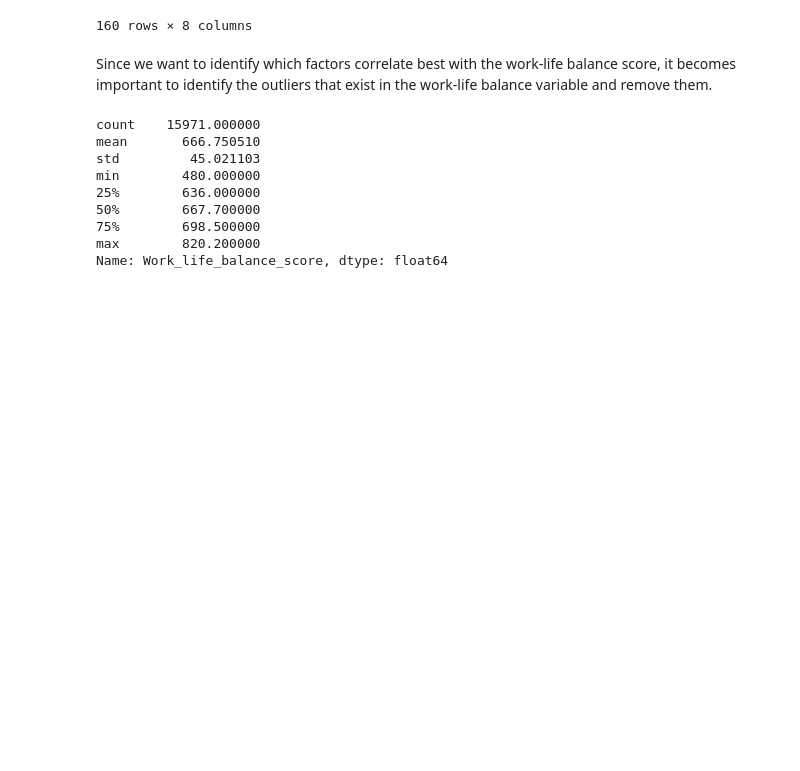
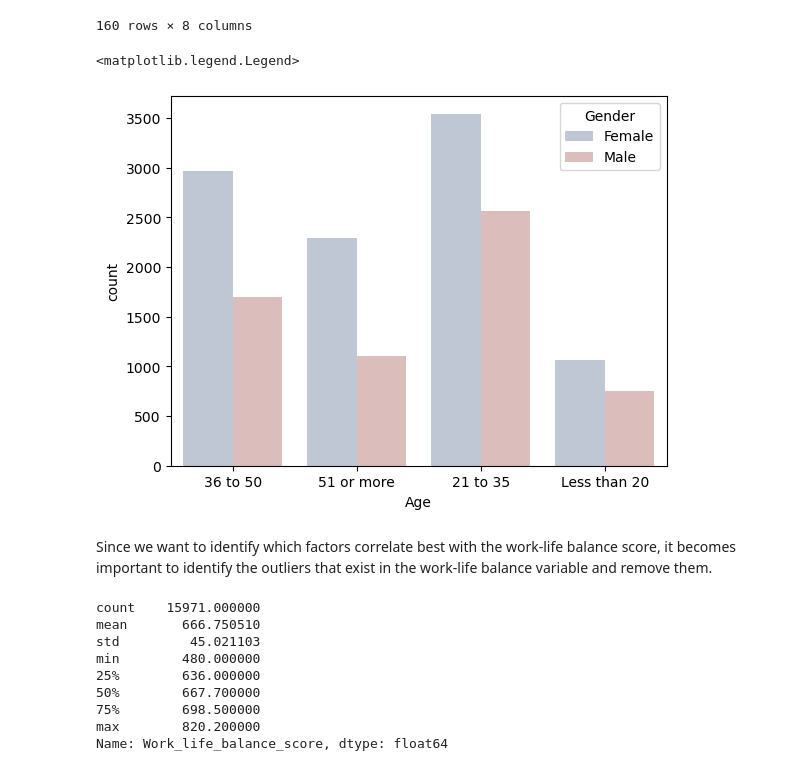
Before and after one commit to ubco-W2022T2-data301/project-group-group06, a Jupyter notebook: analysis/analysis2.ipynb, the cells around one changed output. Drawn from its saved outputs; the diff is of its cells as text; code cells hidden in the pictures; blank space fills up the shorter version.

Commit message:
Added a visualization in the processing stage

```diff
--- a/analysis/analysis2.ipynb
+++ b/analysis/analysis2.ipynb
@@ -313,6 +313,17 @@ dtaGroup.describe().T
 |  | 75% | 693.200000 | 700.300000 | 710.200000 | 695.300000 | 690.400000 | 697.700000 | 705.750000 | 695.100000 |
 |  | max | 787.500000 | 794.300000 | 802.600000 | 777.100000 | 804.300000 | 820.200000 | 814.500000 | 818.300000 |
 160 rows × 8 columns
+# %%
+# Observe count of our 2 demographic variables of interest
+df['Gender'].value_counts()
+plot = sns.countplot(data = df, x = 'Age', hue = 'Gender', palette = 'vlag')
+plt.legend(title = 'Gender')
+
+# Since we want to group them by gender and age, we visualize them separately
+# from the other variables (i.e., factors)
+# %% [output]
+<matplotlib.legend.Legend>
+[figure, added]
 # %% [markdown]
 Since we want to identify which factors correlate best with the work-life balance score, it becomes important to identify the outliers that exist in the work-life balance variable and remove them.
 # %%
```
Also changed, not shown: parts of 1 cell of this notebook.
